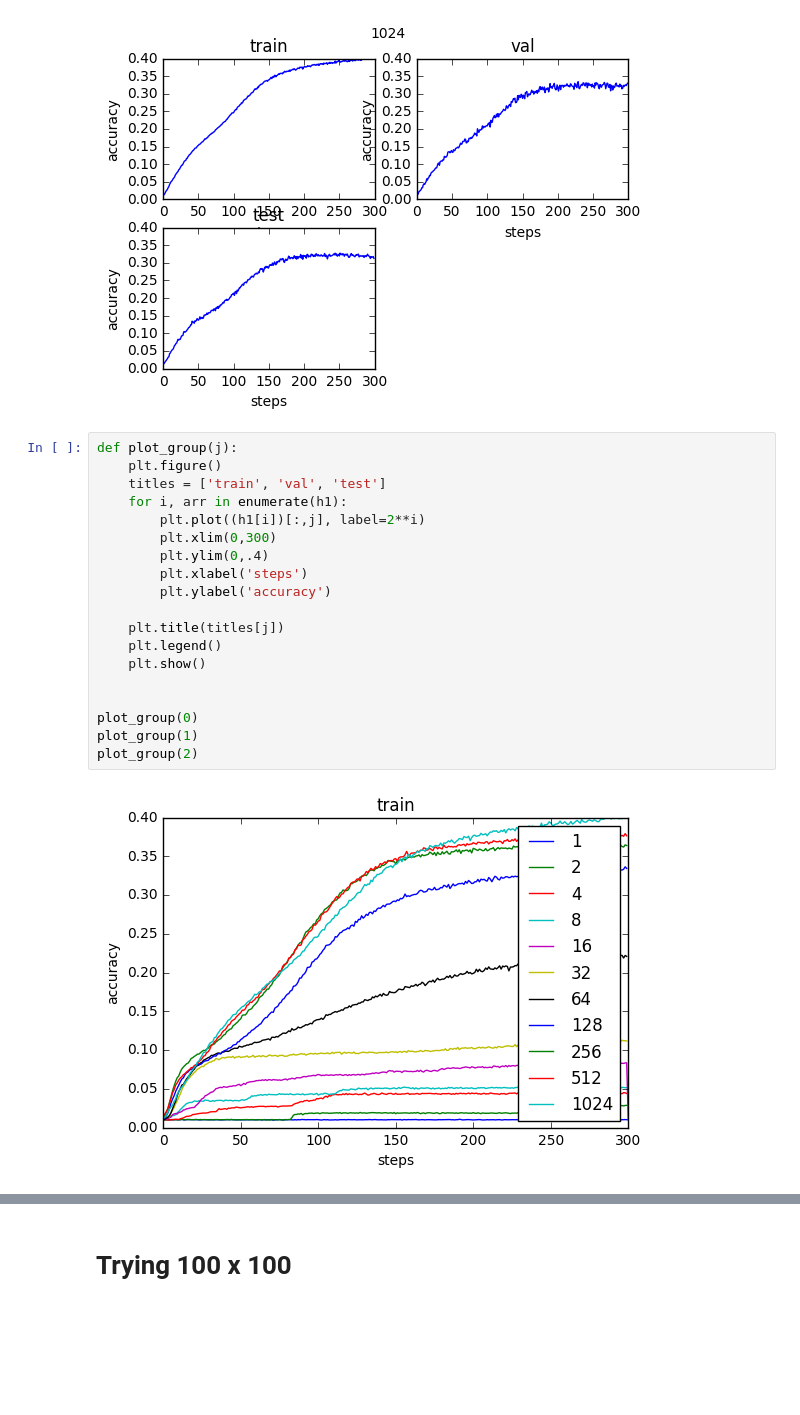
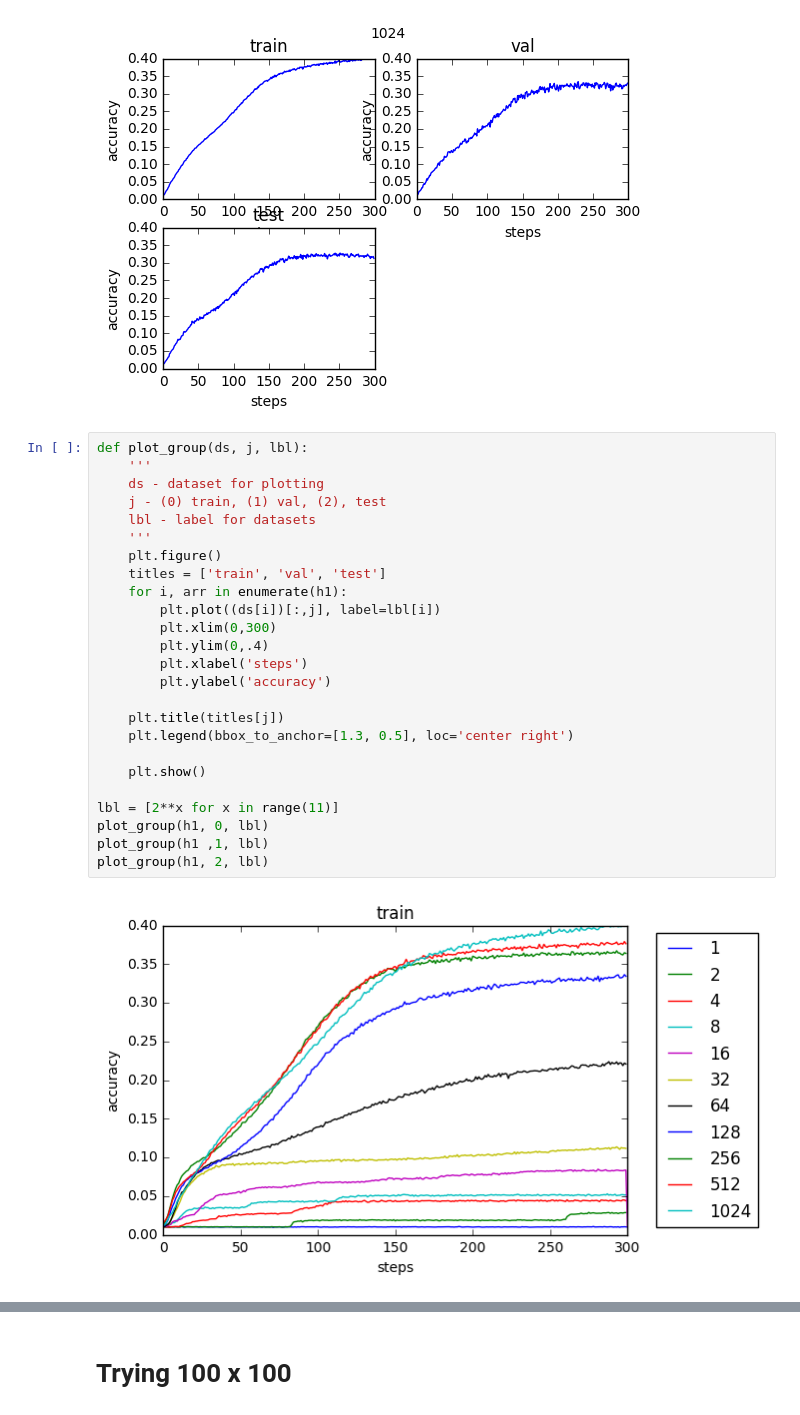
Before and after one commit to gfanti/bitcoin-deanonymization, a Jupyter notebook: vis-tests.ipynb, the cells around one changed output, grey strips where cells are left out. Saved outputs shown, nothing was run; the diff lists cells and outputs as text; blank space fills up the shorter version.

```diff
--- a/vis-tests.ipynb
+++ b/vis-tests.ipynb
@@ -51,23 +51,29 @@ for i, arr in enumerate(h1):
 [figure]
 [figure]
 # %%
-def plot_group(j):
+def plot_group(ds, j, lbl):
+    '''
+    ds - dataset for plotting
+    j - (0) train, (1) val, (2), test
+    lbl - label for datasets
+    '''
     plt.figure()
     titles = ['train', 'val', 'test']
     for i, arr in enumerate(h1):
-        plt.plot((h1[i])[:,j], label=2**i)
+        plt.plot((ds[i])[:,j], label=lbl[i])
         plt.xlim(0,300)
         plt.ylim(0,.4)
         plt.xlabel('steps')
         plt.ylabel('accuracy')
 
     plt.title(titles[j])
-    plt.legend()
+    plt.legend(bbox_to_anchor=[1.3, 0.5], loc='center right')
+
     plt.show()
 
-
-plot_group(0)
-plot_group(1)
-plot_group(2)
+lbl = [2**x for x in range(11)]
+plot_group(h1, 0, lbl)
+plot_group(h1 ,1, lbl)
+plot_group(h1, 2, lbl)
 # %% [output]
-[figure, old version]
+[figure, new version]
```
Also changed, not shown: parts of 5 cells of this notebook.
